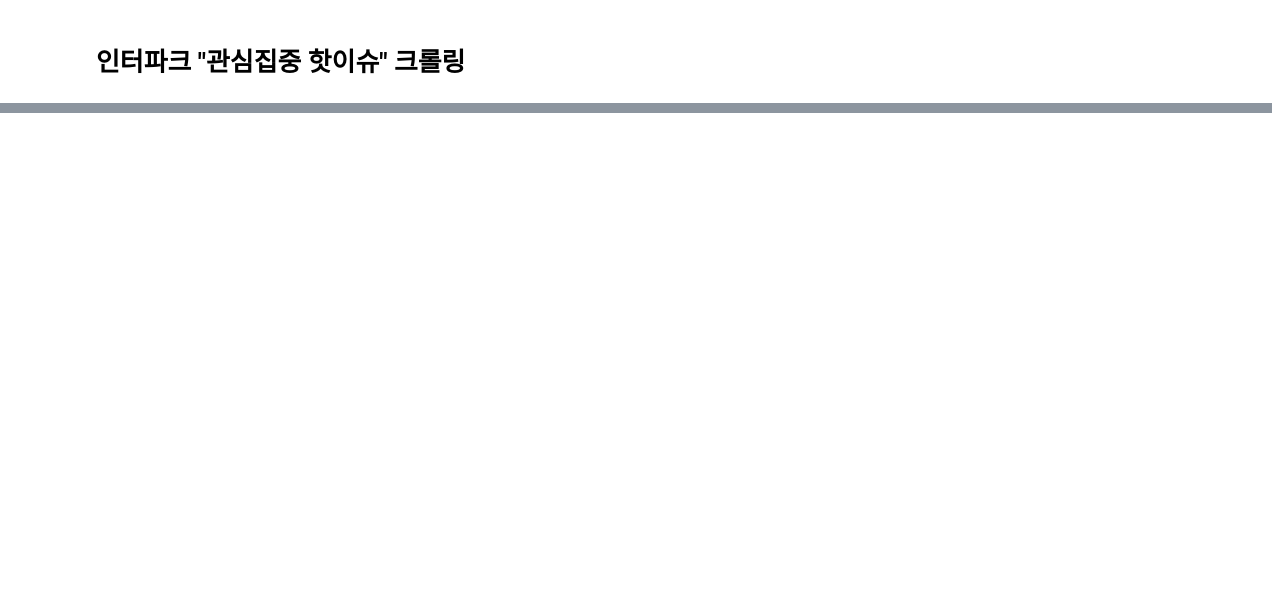
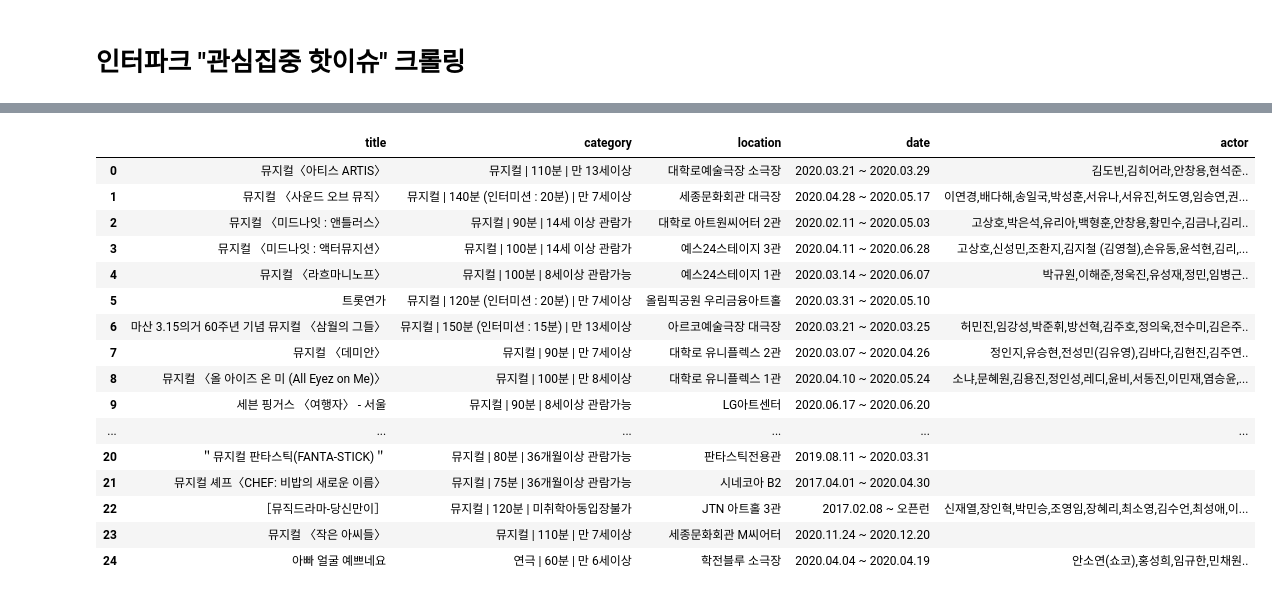
Before and after one commit to soojin888/1st_semester_study, a Jupyter notebook: etc/1학기_임수진_interpark_page_crawl.ipynb, the cells around one changed output, grey strips where cells are left out. Saved outputs shown, nothing was run; the diff lists cells and outputs as text; code cells hidden in the pictures; blank space fills up the shorter version.

```diff
--- a/etc/1학기_임수진_interpark_page_crawl.ipynb
+++ b/etc/1학기_임수진_interpark_page_crawl.ipynb
@@ -70,0 +75,18 @@ count_musical_page_urls
+# %%
+final_musical_page_url = []
+
+for musical_page_url in musical_page_urls:
+    req = requests.get(musical_page_url)
+    html = req.content
+    soup = BeautifulSoup(html, 'lxml')
+
+    print(musical_page_url)
+
+    try:
+        title_category = soup.find(name="div", attrs={"class":"dt_Name"})
+        title = title_category.find(name="span")
+        category = title_category.find(name="dd")
+        final_musical_page_url.append(musical_page_url)
+    except AttributeError:
+        print("error")
+        pass
@@ -72,59 +116,92 @@ count_musical_page_urls
 columns = ['title', 'category', 'location', 'date', 'actor']
 df = pd.DataFrame(columns = columns)
 
-for musical_page_url in musical_page_urls[:24]:
+for musical_page_url in final_musical_page_url:
     req = requests.get(musical_page_url)
     html = req.content
     soup = BeautifulSoup(html, 'lxml')
 
-    try:
-        title_category = soup.find(name="div", attrs={"class":"dt_Name"})
-        title = title_category.find(name="span")
-        category = title_category.find(name="dd")
-    except AttributeError:
-        print("error")
-
-#     title_category = soup.find(name="div", attrs={"class":"dt_Name"})
-#     title = title_category.find(name="span")
-#     category = title_category.find(name="dd")
+    title_category = soup.find(name="div", attrs={"class":"dt_Name"})
+    title = title_category.find(name="span")
+    category = title_category.find(name="dd")
 
     if title is not None:
         row_title = title.text.replace("\n", " ")
     else:
         row_title = ""
 
     if category is not None:
         row_category = category.text.replace("\n", " ")
     else:
         row_category = ""
 
     basic_info = soup.find(name="ul", attrs={"class":"info_Lst"})
     basic_info = basic_info.text.strip()
     row_basic_info = list(basic_info.split('\n'))
 
     remove_word = ['', '관람시간 보기', '출연', '더보기']
     row_basic_info_final = []
 
     for item in row_basic_info:
         if item not in remove_word:
             row_basic_info_final.append(item)
 
-    row_location = row_basic_info_final[0]
-    if row_location[:2] == '장소':
-        row_location = row_location[2:]
+    if row_basic_info_final[0][:2] == '부제':
+        del row_basic_info_final[0]
 
-    row_date = row_basic_info_final[1]
-    if row_date[:2] == '기간':
-        row_date = row_date[2:]
+        row_location = row_basic_info_final[0]
+        if row_location[:2] == '장소':
+            row_location = row_location[2:]
 
-    try:
-        row_actor = row_basic_info_final[2]
+        row_date = row_basic_info_final[1]
+        if row_date[:2] == '기간':
+            row_date = row_date[2:]
 
-    except IndexError:
-        row_actor = ""
+        try:
+            row_actor = row_basic_info_final[2]
 
-    row = [row_title, row_category, row_location, row_date, row_actor]
-    series = pd.Series(row, index = df.columns)
-    df = df.append(series, ignore_index=True)
+        except IndexError:
+            row_actor = ""
+
+        row = [row_title, row_category, row_location, row_date, row_actor]
+        series = pd.Series(row, index = df.columns)
+        df = df.append(series, ignore_index=True)
+
+    else:
+        row_location = row_basic_info_final[0]
+        if row_location[:2] == '장소':
+            row_location = row_location[2:]
+
+        row_date = row_basic_info_final[1]
+        if row_date[:2] == '기간':
+            row_date = row_date[2:]
+
+        try:
+            row_actor = row_basic_info_final[2]
+
+        except IndexError:
+            row_actor = ""
+
+        row = [row_title, row_category, row_location, row_date, row_actor]
+        series = pd.Series(row, index = df.columns)
+        df = df.append(series, ignore_index=True)
 
 df
+# %% [output]
+|  | title | category | location | date | actor |
+| 0 | 뮤지컬〈아티스 ARTIS〉 | 뮤지컬 | 110분 | 만 13세이상 | 대학로예술극장 소극장 | 2020.03.21 ~ 2020.03.29 | 김도빈,김히어라,안창용,현석준.. |
+| 1 | 뮤지컬 〈사운드 오브 뮤직〉 | 뮤지컬 | 140분 (인터미션 : 20분) | 만 7세이상 | 세종문화회관 대극장 | 2020.04.28 ~ 2020.05.17 | 이연경,배다해,송일국,박성훈,서유나,서유진,허도영,임승연,권... |
+| 2 | 뮤지컬 〈미드나잇 : 앤틀러스〉 | 뮤지컬 | 90분 | 14세 이상 관람가 | 대학로 아트원씨어터 2관 | 2020.02.11 ~ 2020.05.03 | 고상호,박은석,유리아,백형훈,안창용,황민수,김금나,김리.. |
+| 3 | 뮤지컬 〈미드나잇 : 액터뮤지션〉 | 뮤지컬 | 100분 | 14세 이상 관람가 | 예스24스테이지 3관 | 2020.04.11 ~ 2020.06.28 | 고상호,신성민,조환지,김지철 (김영철),손유동,윤석현,김리,... |
+| 4 | 뮤지컬 〈라흐마니노프〉 | 뮤지컬 | 100분 | 8세이상 관람가능 | 예스24스테이지 1관 | 2020.03.14 ~ 2020.06.07 | 박규원,이해준,정욱진,유성재,정민,임병근.. |
+| 5 | 트롯연가 | 뮤지컬 | 120분 (인터미션 : 20분) | 만 7세이상 | 올림픽공원 우리금융아트홀 | 2020.03.31 ~ 2020.05.10 |  |
+| 6 | 마산 3.15의거 60주년 기념 뮤지컬 〈삼월의 그들〉 | 뮤지컬 | 150분 (인터미션 : 15분) | 만 13세이상 | 아르코예술극장 대극장 | 2020.03.21 ~ 2020.03.25 | 허민진,임강성,박준휘,방선혁,김주호,정의욱,전수미,김은주.. |
+| 7 | 뮤지컬 〈데미안〉 | 뮤지컬 | 90분 | 만 7세이상 | 대학로 유니플렉스 2관 | 2020.03.07 ~ 2020.04.26 | 정인지,유승현,전성민(김유영),김바다,김현진,김주연.. |
+| 8 | 뮤지컬 〈올 아이즈 온 미 (All Eyez on Me)〉 | 뮤지컬 | 100분 | 만 8세이상 | 대학로 유니플렉스 1관 | 2020.04.10 ~ 2020.05.24 | 소냐,문혜원,김용진,정인성,레디,윤비,서동진,이민재,염승윤,... |
+| 9 | 세븐 핑거스 〈여행자〉 - 서울 | 뮤지컬 | 90분 | 8세이상 관람가능 | LG아트센터 | 2020.06.17 ~ 2020.06.20 |  |
+| ... | ... | ... | ... | ... | ... |
+| 20 | ＂뮤지컬 판타스틱(FANTA-STICK)＂ | 뮤지컬 | 80분 | 36개월이상 관람가능 | 판타스틱전용관 | 2019.08.11 ~ 2020.03.31 |  |
+| 21 | 뮤지컬 셰프〈CHEF: 비밥의 새로운 이름〉 | 뮤지컬 | 75분 | 36개월이상 관람가능 | 시네코아 B2 | 2017.04.01 ~ 2020.04.30 |  |
+| 22 | ［뮤직드라마-당신만이］ | 뮤지컬 | 120분 | 미취학아동입장불가 | JTN 아트홀 3관 | 2017.02.08 ~ 오픈런 | 신재열,장인혁,박민승,조영임,장혜리,최소영,김수언,최성애,이... |
+| 23 | 뮤지컬 〈작은 아씨들〉 | 뮤지컬 | 110분 | 만 7세이상 | 세종문화회관 M씨어터 | 2020.11.24 ~ 2020.12.20 |  |
+| 24 | 아빠 얼굴 예쁘네요 | 연극 | 60분 | 만 6세이상 | 학전블루 소극장 | 2020.04.04 ~ 2020.04.19 | 안소연(쇼코),홍성희,임규한,민채원.. |
```
Also changed, not shown: parts of 22 cells of this notebook, 1 other file.
